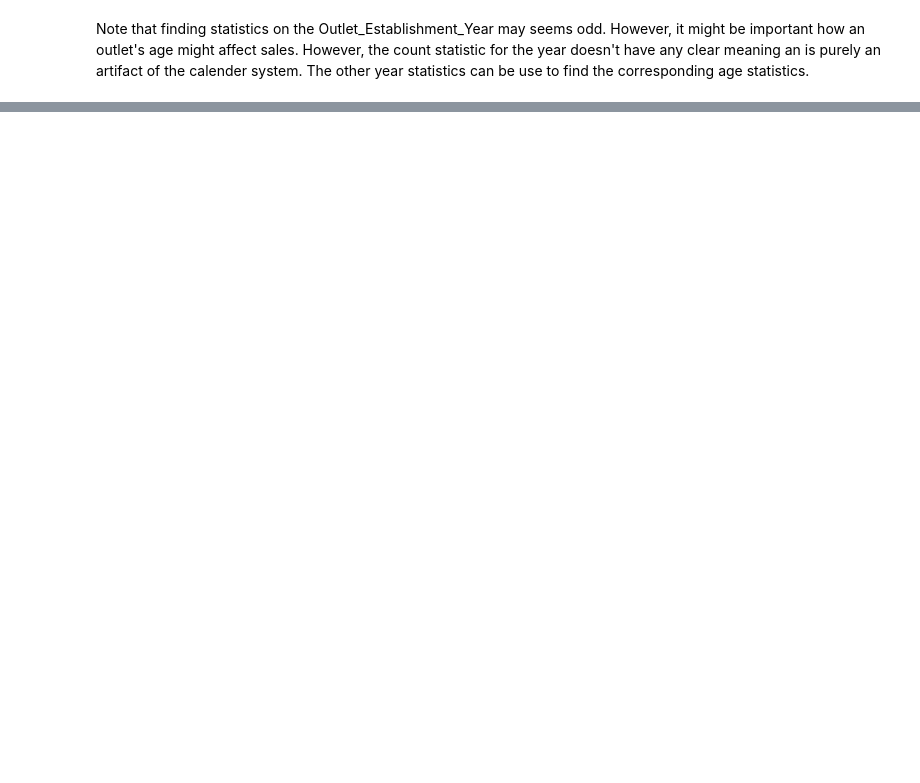
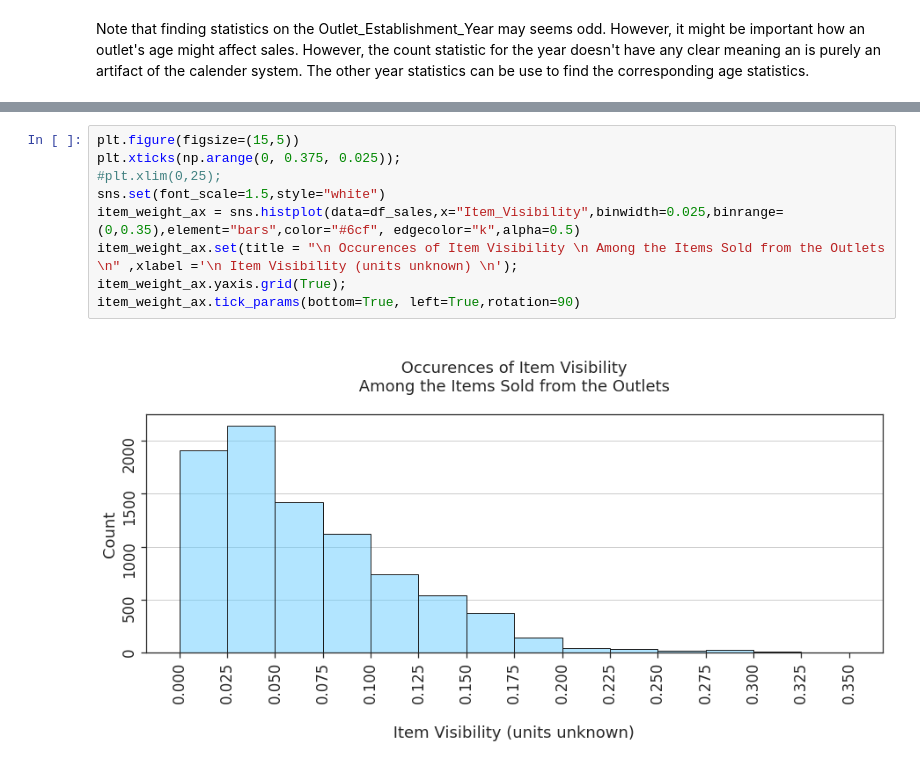
Before and after one commit to bngrossmann/food-sales-predictions, a Jupyter notebook: food_sales_predition.ipynb, the cells around one changed output, grey strips where cells are left out. Drawn from its saved outputs; the diff is of its cells as text; blank space fills up the shorter version.

```diff
--- a/food_sales_predition.ipynb
+++ b/food_sales_predition.ipynb
@@ -397,0 +448,11 @@ Note that finding statistics on the Outlet_Establishment_Year may seems odd. How
+# %%
+plt.figure(figsize=(15,5))
+plt.xticks(np.arange(0, 0.375, 0.025));
+#plt.xlim(0,25);
+sns.set(font_scale=1.5,style="white")
+item_weight_ax = sns.histplot(data=df_sales,x="Item_Visibility",binwidth=0.025,binrange=(0,0.35),element="bars",color="#6cf", edgecolor="k",alpha=0.5)
+item_weight_ax.set(title = "\n Occurences of Item Visibility \n Among the Items Sold from the Outlets \n" ,xlabel ='\n Item Visibility (units unknown) \n');
+item_weight_ax.yaxis.grid(True);
+item_weight_ax.tick_params(bottom=True, left=True,rotation=90)
+# %% [output]
+[figure, added]
```
Also changed, not shown: parts of 24 cells of this notebook.
